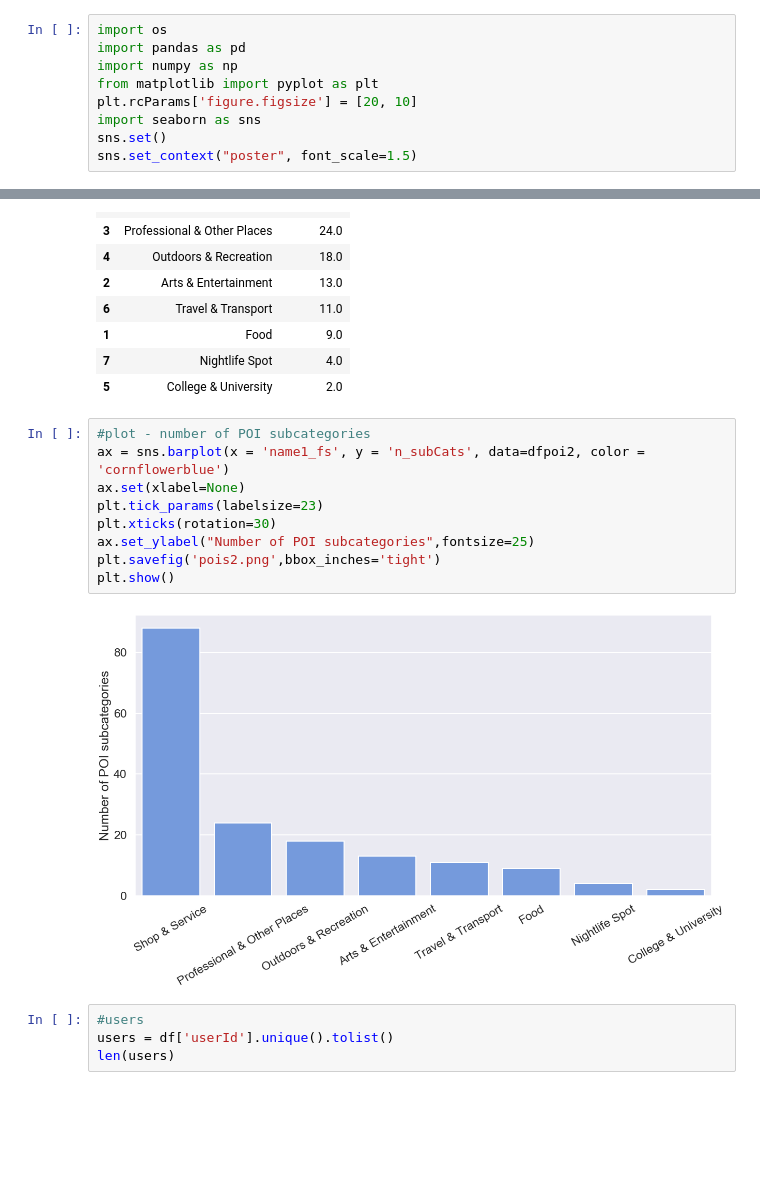
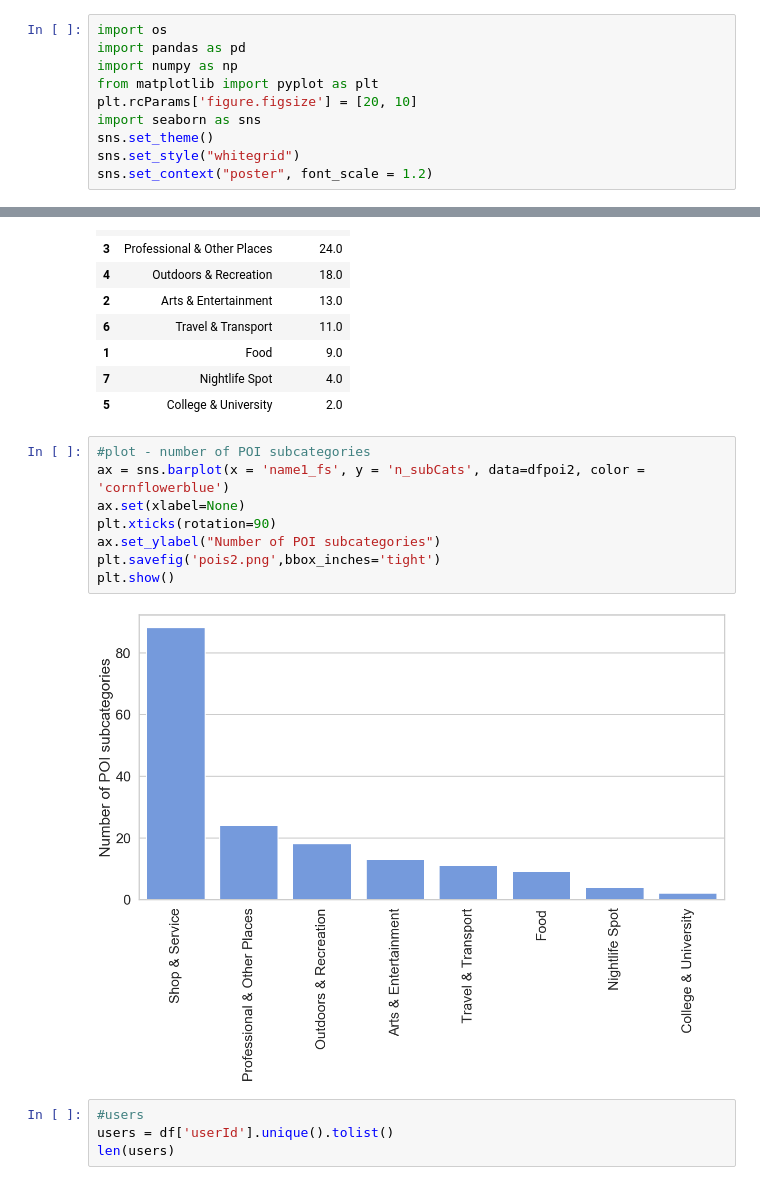
Before and after one commit to EllenWM/Bachelor, a Jupyter notebook: loading_filtering_basicStat.ipynb, the cells around one changed output, grey strips where cells are left out. Drawn from its saved outputs; the diff is of its cells as text; blank space fills up the shorter version.

```diff
--- a/loading_filtering_basicStat.ipynb
+++ b/loading_filtering_basicStat.ipynb
@@ -5,8 +5,9 @@ import numpy as np
 from matplotlib import pyplot as plt
 plt.rcParams['figure.figsize'] = [20, 10]
 import seaborn as sns
-sns.set()
-sns.set_context("poster", font_scale=1.5)
+sns.set_theme()
+sns.set_style("whitegrid")
+sns.set_context("poster", font_scale = 1.2)
 # %%
 os.chdir("/Users/Ellen/Documents/Dokumenter/DTU/7. Semester/Bachelor")
 # %%
@@ -189,14 +188,13 @@ dfpoi2
 # %%
 #plot - number of POI subcategories
 ax = sns.barplot(x = 'name1_fs', y = 'n_subCats', data=dfpoi2, color = 'cornflowerblue')
 ax.set(xlabel=None)
-plt.tick_params(labelsize=23)
-plt.xticks(rotation=30)
-ax.set_ylabel("Number of POI subcategories",fontsize=25)
+plt.xticks(rotation=90)
+ax.set_ylabel("Number of POI subcategories")
 plt.savefig('pois2.png',bbox_inches='tight')
 plt.show()
 # %% [output]
-[figure, old version]
+[figure, new version]
 # %%
 #users
 users = df['userId'].unique().tolist()
```
Also changed, not shown: parts of 3 cells of this notebook.
